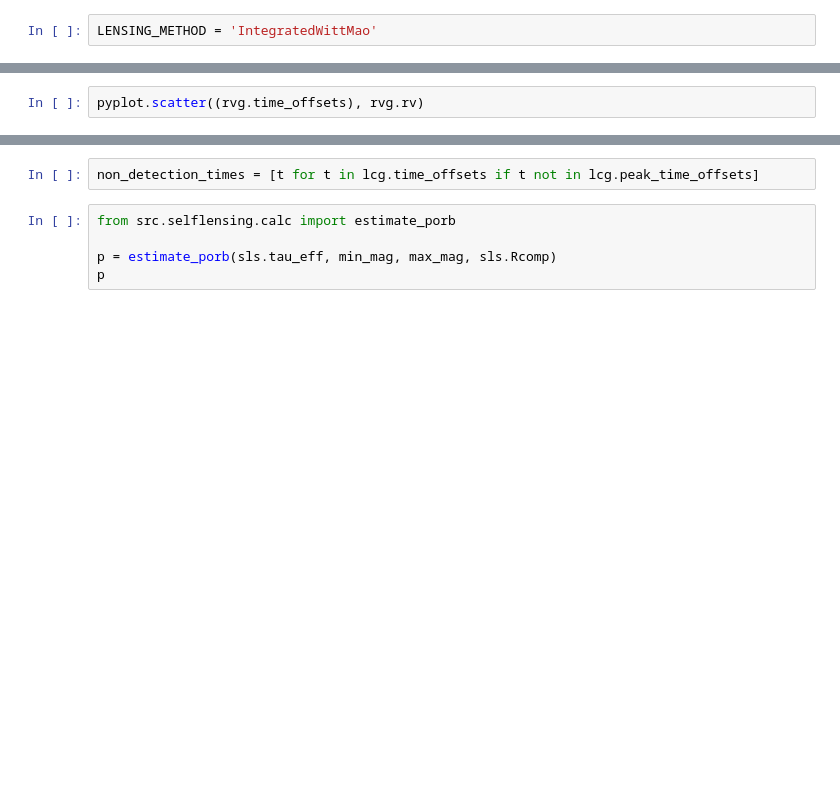
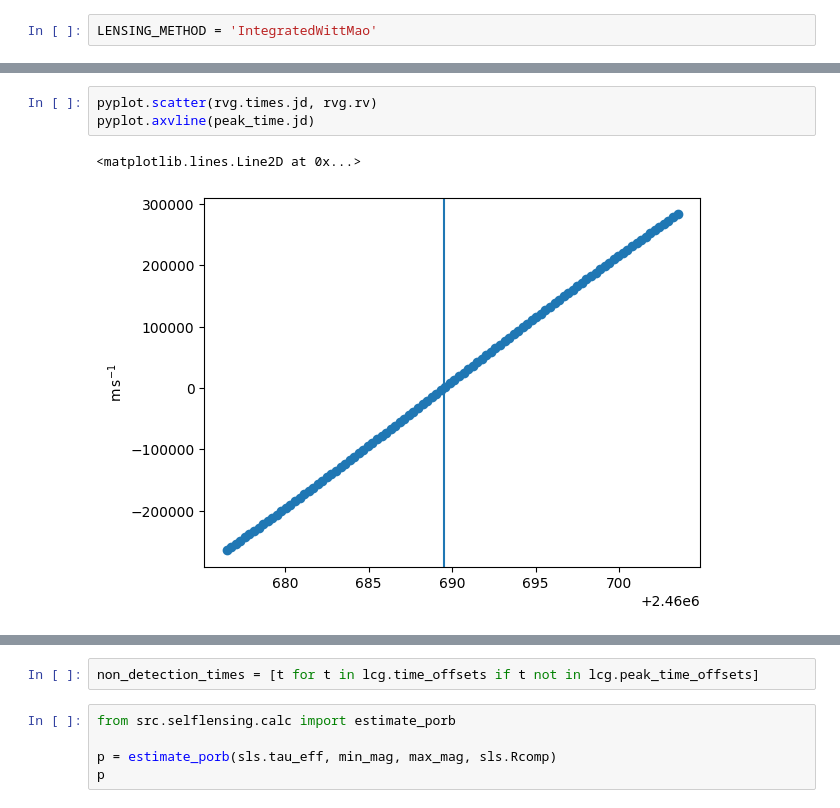
Before and after one commit to COBALT-lensing/py-self-lensing, a Jupyter notebook: demo.ipynb, the cells around one changed output, grey strips where cells are left out. Saved outputs shown, nothing was run; the diff lists cells and outputs as text; blank space fills up the shorter version.

```diff
--- a/demo.ipynb
+++ b/demo.ipynb
@@ -36,5 +100,9 @@ pyplot.scatter((lcg.time_offsets), lcg.flux_array)
 # %%
-pyplot.scatter((rvg.time_offsets), rvg.rv)
+pyplot.scatter(rvg.times.jd, rvg.rv)
+pyplot.axvline(peak_time.jd)
+# %% [output]
+<matplotlib.lines.Line2D at 0x...>
+[figure, added]
 # %%
 import numpy
 peak_mag = numpy.max(lcg.timeseries['flux']) / numpy.median(lcg.timeseries['flux'])
```
Also changed, not shown: parts of 20 cells of this notebook, 16 other files.
